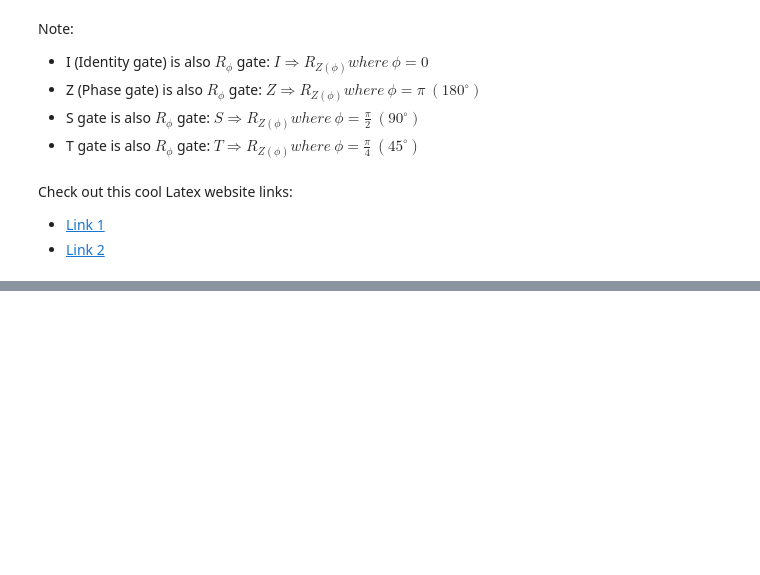
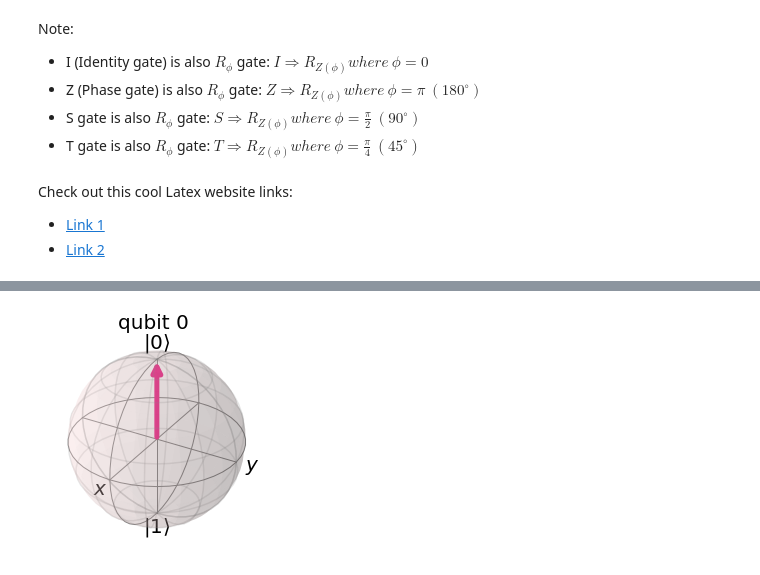
Before and after one commit to RSwarnkar/quantum-computing, a Jupyter notebook: Notebooks/09 R-phi Gate.ipynb, the cells around one changed output, grey strips where cells are left out. Cells and saved outputs as stored; diff of their text form; code cells hidden in the pictures; blank space fills up the shorter version.

```diff
--- a/Notebooks/09 R-phi Gate.ipynb
+++ b/Notebooks/09 R-phi Gate.ipynb
@@ -20,0 +38,6 @@ qc = QuantumCircuit(num_qb)
+# %%
+backend = Aer.get_backend("statevector_simulator")
+out = execute(qc,backend).result().get_statevector()
+plot_bloch_multivector(out)
+# %% [output]
+[figure, added]
```
Also changed, not shown: parts of 5 cells of this notebook, 7 other files.
